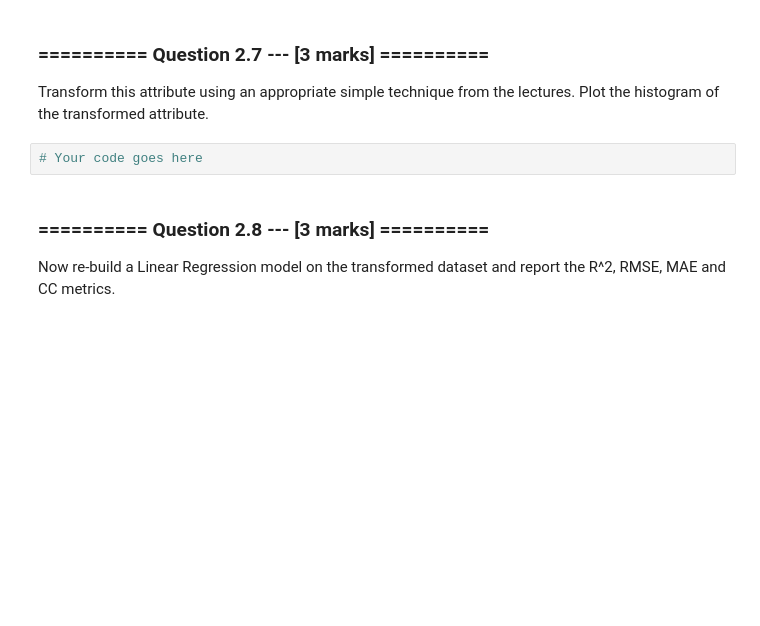
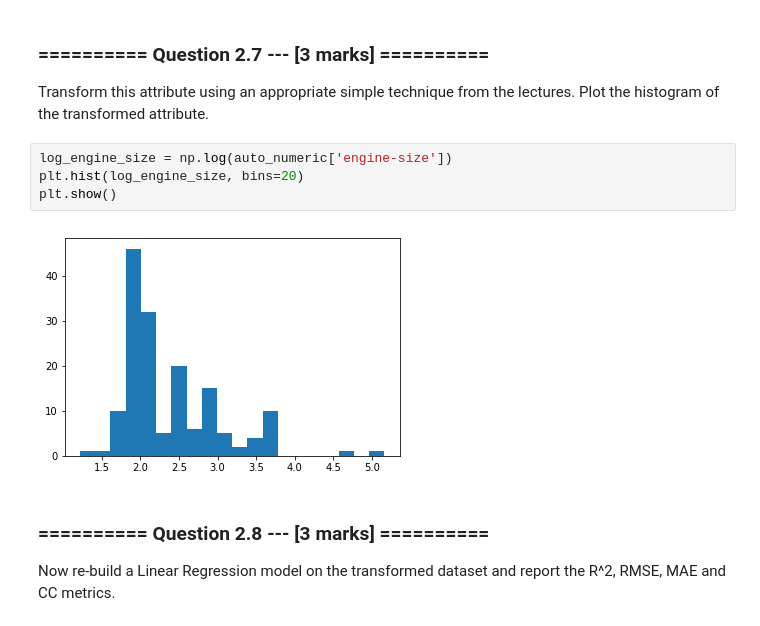
Before and after one commit to hirshagarwal/iaml2017, a Jupyter notebook: Agarwal Assignment 2.ipynb, the cells around one changed output. Cells and saved outputs as stored; diff of their text form; blank space fills up the shorter version.

```diff
--- a/Agarwal Assignment 2.ipynb
+++ b/Agarwal Assignment 2.ipynb
@@ -400,8 +425,12 @@ Is the distribution expected to cause a problem for regression? Explain your ans
 # %% [markdown]
 ### ========== Question 2.7 --- [3 marks] ==========
 Transform this attribute using an appropriate simple technique from the lectures. Plot the histogram of the transformed attribute.
-# %%
-# Your code goes here
+# %%
+log_engine_size = np.log(auto_numeric['engine-size'])
+plt.hist(log_engine_size, bins=20)
+plt.show()
+# %% [output]
+[figure, added]
 # %% [markdown]
 ### ========== Question 2.8 --- [3 marks] ==========
 Now re-build a Linear Regression model on the transformed dataset and report the R^2, RMSE, MAE and CC metrics.
```
Also changed, not shown: parts of 19 cells of this notebook, 1 other file.
